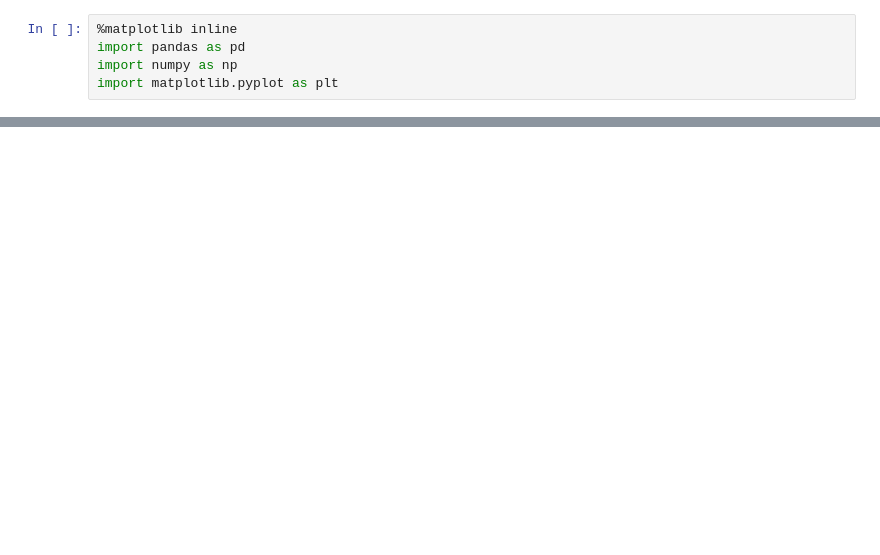
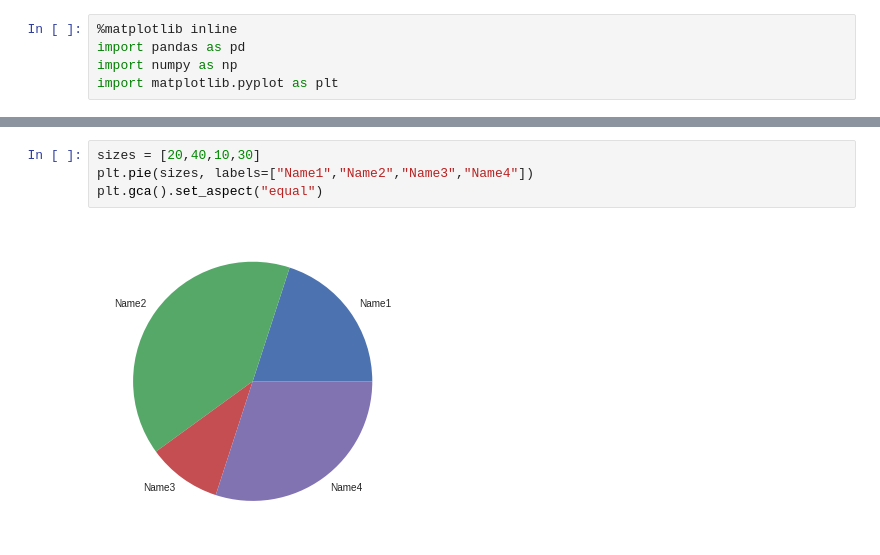
Before and after one commit to KostadinovK/Data-Science, a Jupyter notebook: 03-Data-Visualization-Exploratory-Data-Analysis/practice.ipynb, the cells around one changed output, grey strips where cells are left out. Cells and saved outputs as stored; diff of their text form; blank space fills up the shorter version.

```diff
--- a/03-Data-Visualization-Exploratory-Data-Analysis/practice.ipynb
+++ b/03-Data-Visualization-Exploratory-Data-Analysis/practice.ipynb
@@ -23,0 +24,6 @@ plt.style.use("seaborn")
+# %%
+sizes = [20,40,10,30]
+plt.pie(sizes, labels=["Name1","Name2","Name3","Name4"])
+plt.gca().set_aspect("equal")
+# %% [output]
+[figure, added]
```
Also changed, not shown: parts of 6 cells of this notebook.
